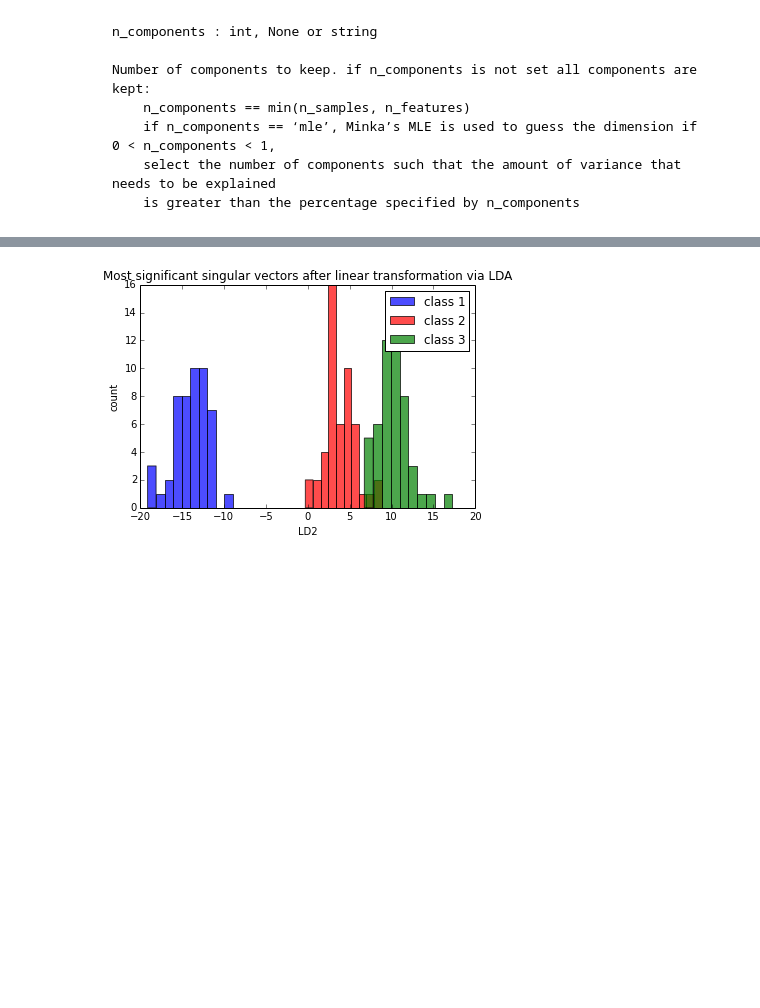
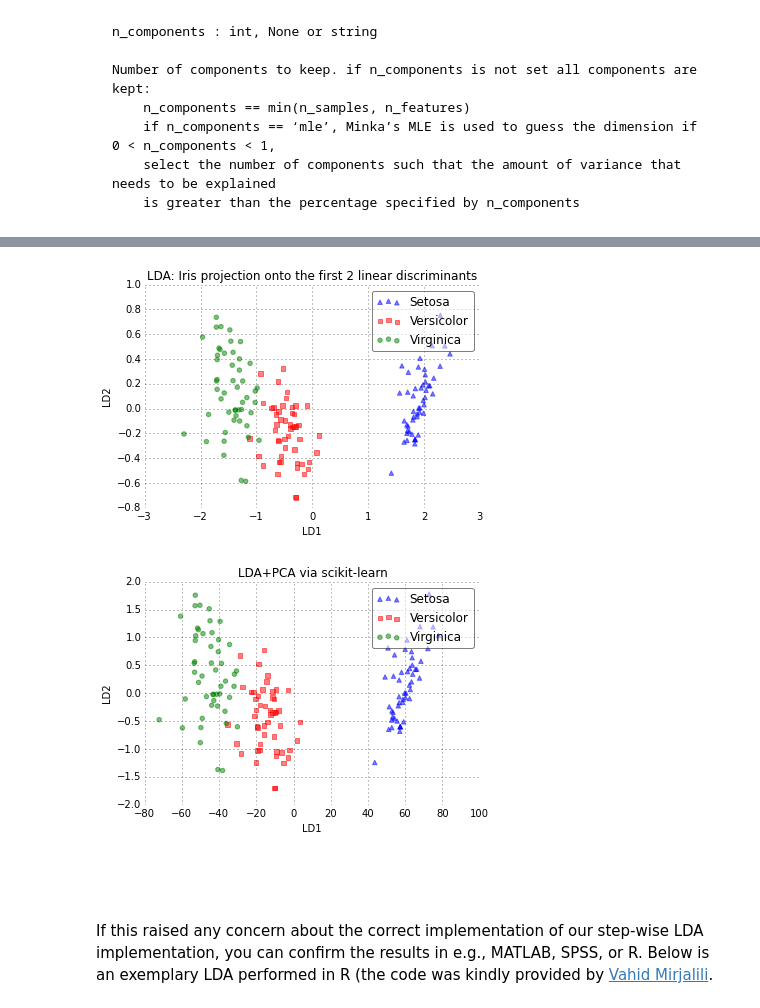
Before and after one commit to rasbt/pattern_classification, a Jupyter notebook: dimensionality_reduction/projection/linear_discriminant_analysis.ipynb, the cells around one changed output, grey strips where cells are left out. Saved outputs shown, nothing was run; the diff lists cells and outputs as text; code cells hidden in the pictures; blank space fills up the shorter version.

```diff
--- a/dimensionality_reduction/projection/linear_discriminant_analysis.ipynb
+++ b/dimensionality_reduction/projection/linear_discriminant_analysis.ipynb
@@ -705,23 +766,46 @@ plt.show()
-# %%
-from matplotlib import pyplot as plt
-
-for label,color in zip(
-        range(3),('blue', 'red', 'green')):
-
-
-    plt.hist(x=transf_lda[:,1][y == label],
-
-            color=color,
-            alpha=0.7,
-            label='class {}'.format(label+1)
-            )
-
-plt.xlabel('LD2')
-plt.ylabel('count')
-
-plt.legend()
-plt.title('Most significant singular vectors after linear transformation via LDA')
-
-plt.show()
-# %% [output]
-[figure, removed]
+# %%
+def plot_scikit_lda():
+
+    ax = plt.subplot(111)
+    for label,marker,color in zip(
+        range(1,4),('^', 's', 'o'),('blue', 'red', 'green')):
+
+        plt.scatter(x=X_lda_sklearn[:,0][y == label] *(-1),
+                y=X_lda_sklearn[:,1][y == label],
+                marker=marker,
+                color=color,
+                alpha=0.5,
+                label=label_dict[label]
+                )
+
+    plt.xlabel('LD1')
+    plt.ylabel('LD2')
+
+    leg = plt.legend(loc='upper right', fancybox=True)
+    leg.get_frame().set_alpha(0.5)
+    plt.title('LDA+PCA via scikit-learn')
+
+    # hide axis ticks
+    plt.tick_params(axis="both", which="both", bottom="off", top="off",
+            labelbottom="on", left="off", right="off", labelleft="on")
+
+    # remove axis spines
+    ax.spines["top"].set_visible(False)
+    ax.spines["right"].set_visible(False)
+    ax.spines["bottom"].set_visible(False)
+    ax.spines["left"].set_visible(False)
+
+    plt.grid()
+    plt.tight_layout
+    plt.show()
+# %%
+plot_step_lda()
+plot_scikit_lda()
+# %% [output]
+[figure, added]
+[figure, added]
+# %% [markdown]
+<br>
+<br>
+# %% [markdown]
+If this raised any concern about the correct implementation of our step-wise LDA implementation, you can confirm the results in e.g., MATLAB, SPSS, or R. Below is an exemplary LDA performed in R (the code was kindly provided by [Vahid Mirjalili](http://www.vahidmirjalili.com).
```
Also changed, not shown: parts of 80 cells of this notebook, 1 other file.
